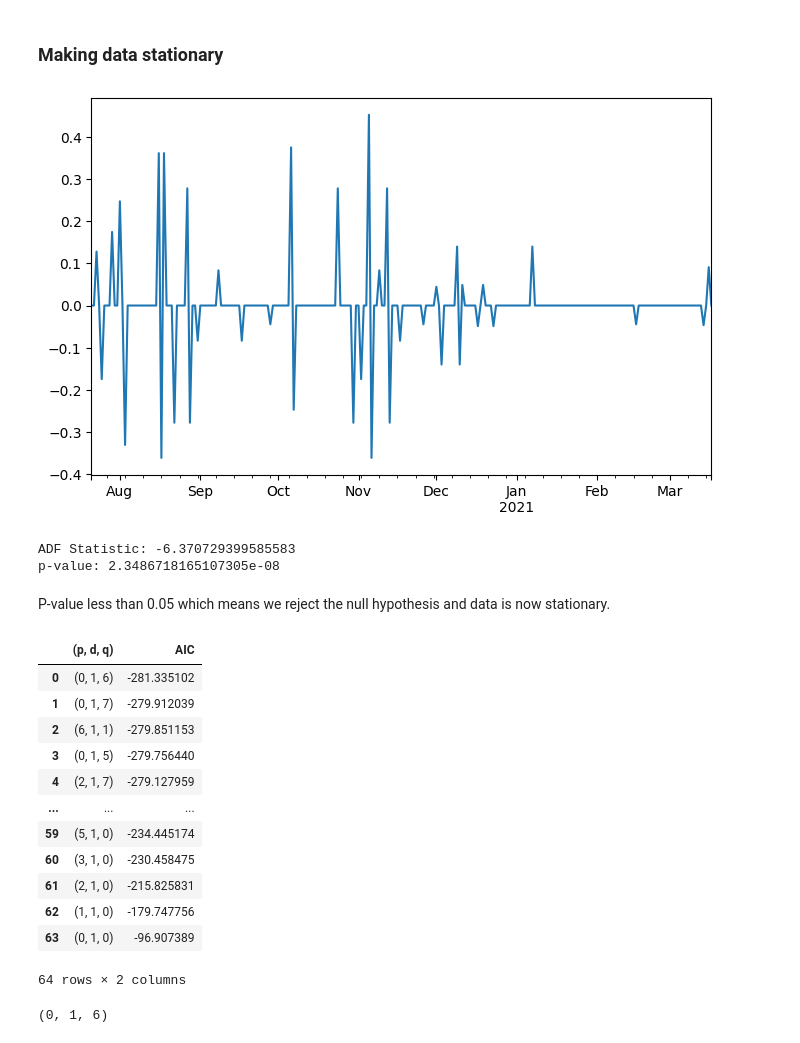
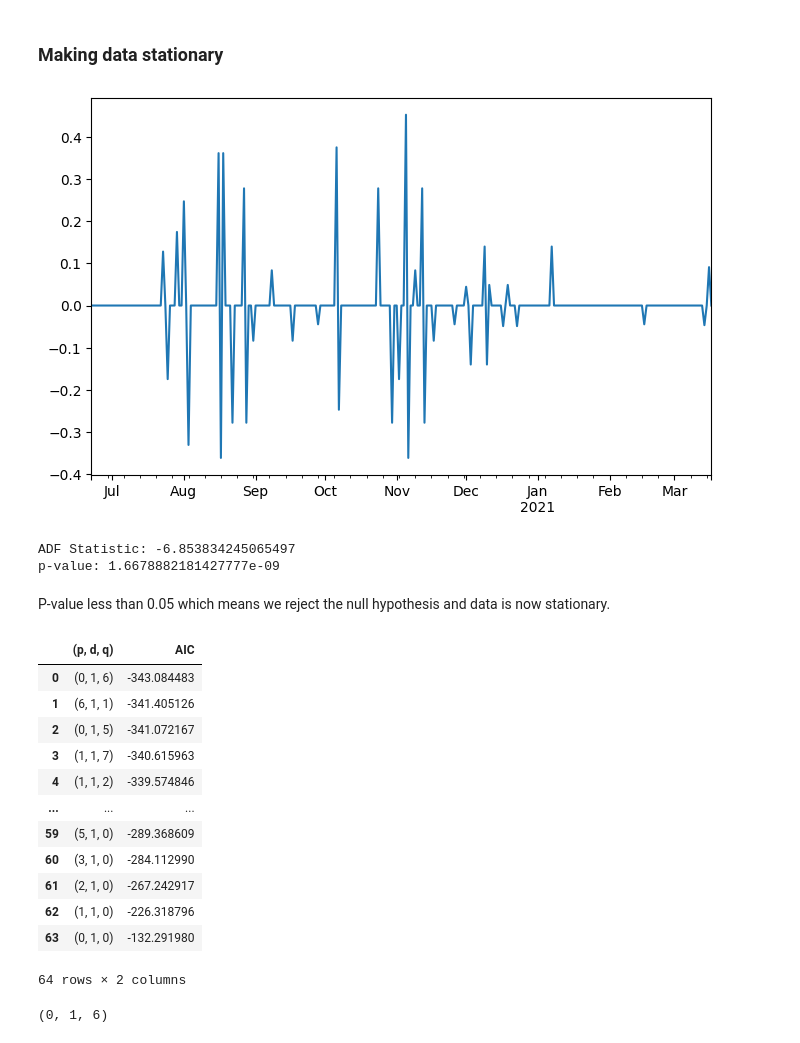
Before and after one commit to MarioCSilva/ProductPricesPrediction, a Jupyter notebook: read_files.ipynb, the cells around one changed output. Saved outputs shown, nothing was run; the diff lists cells and outputs as text; code cells hidden in the pictures.

```diff
--- a/read_files.ipynb
+++ b/read_files.ipynb
@@ -293,7 +294,7 @@ y_train = np.array([], dtype=np.float32)
 X_test = np.empty(shape=[0, n_steps], dtype=np.float32)
 y_test = np.array([], dtype=np.float32)
 
-df_wide = get_product_wide(product_group_id, time_series)[30:270]
+df_wide = get_product_wide(product_group_id, time_series)[:270]
 if company in df_wide.keys():
     # DROP NAN VALUES
     df_wide[company].fillna(method='bfill', inplace=True)
@@ -352,19 +353,20 @@ univariate_results = []
 # %%
 # Take the log difference to make data stationary
 df_wide_stat = np.log(df_wide[company])
-df_wide_stat = df_wide_stat.diff().fillna(0)
+df_wide_stat = df_wide_stat.diff()
+df_wide_stat = df_wide_stat.drop(df_wide_stat.index[0])
 df_wide_stat.plot()
 plt.show()
 # %% [output]
-[figure, old version]
+[figure, new version]
 # %%
 # Augmented Dickey-Fuller test
 ad_fuller_result = adfuller(df_wide_stat)
 print(f'ADF Statistic: {ad_fuller_result[0]}')
 print(f'p-value: {ad_fuller_result[1]}')
 # %% [output]
-ADF Statistic: -6.370729399585583
-p-value: 2.3486718165107305e-08
+ADF Statistic: -6.853834245065497
+p-value: 1.6678882181427777e-09
 # %% [markdown]
 P-value less than 0.05 which means we reject the null hypothesis and data is now stationary.
 # %%
@@ -415,17 +417,17 @@ result_df = optimize_ARIMA(order_list, exog=df_wide_stat[:train_size])
 result_df
 # %% [output]
 |  | (p, d, q) | AIC |
-| 0 | (0, 1, 6) | -281.335102 |
-| 1 | (0, 1, 7) | -279.912039 |
-| 2 | (6, 1, 1) | -279.851153 |
-| 3 | (0, 1, 5) | -279.756440 |
-| 4 | (2, 1, 7) | -279.127959 |
+| 0 | (0, 1, 6) | -343.084483 |
+| 1 | (6, 1, 1) | -341.405126 |
+| 2 | (0, 1, 5) | -341.072167 |
+| 3 | (1, 1, 7) | -340.615963 |
+| 4 | (1, 1, 2) | -339.574846 |
 | ... | ... | ... |
-| 59 | (5, 1, 0) | -234.445174 |
-| 60 | (3, 1, 0) | -230.458475 |
-| 61 | (2, 1, 0) | -215.825831 |
-| 62 | (1, 1, 0) | -179.747756 |
-| 63 | (0, 1, 0) | -96.907389 |
+| 59 | (5, 1, 0) | -289.368609 |
+| 60 | (3, 1, 0) | -284.112990 |
+| 61 | (2, 1, 0) | -267.242917 |
+| 62 | (1, 1, 0) | -226.318796 |
+| 63 | (0, 1, 0) | -132.291980 |
 64 rows × 2 columns
 # %%
 best_order = result_df[result_df.AIC == result_df.AIC.min()]["(p, d, q)"].values[0]
```
Also changed, not shown: parts of 61 cells of this notebook.
